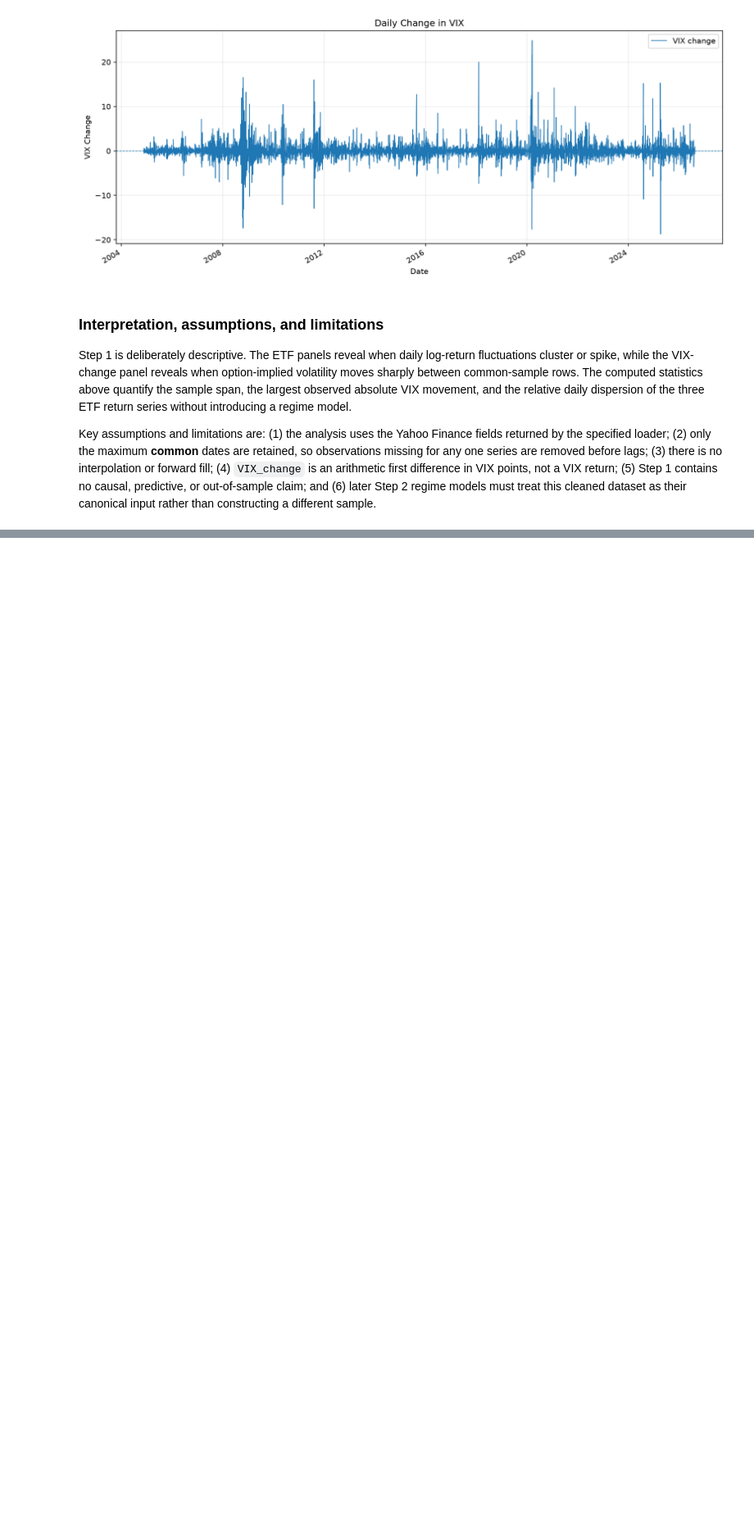
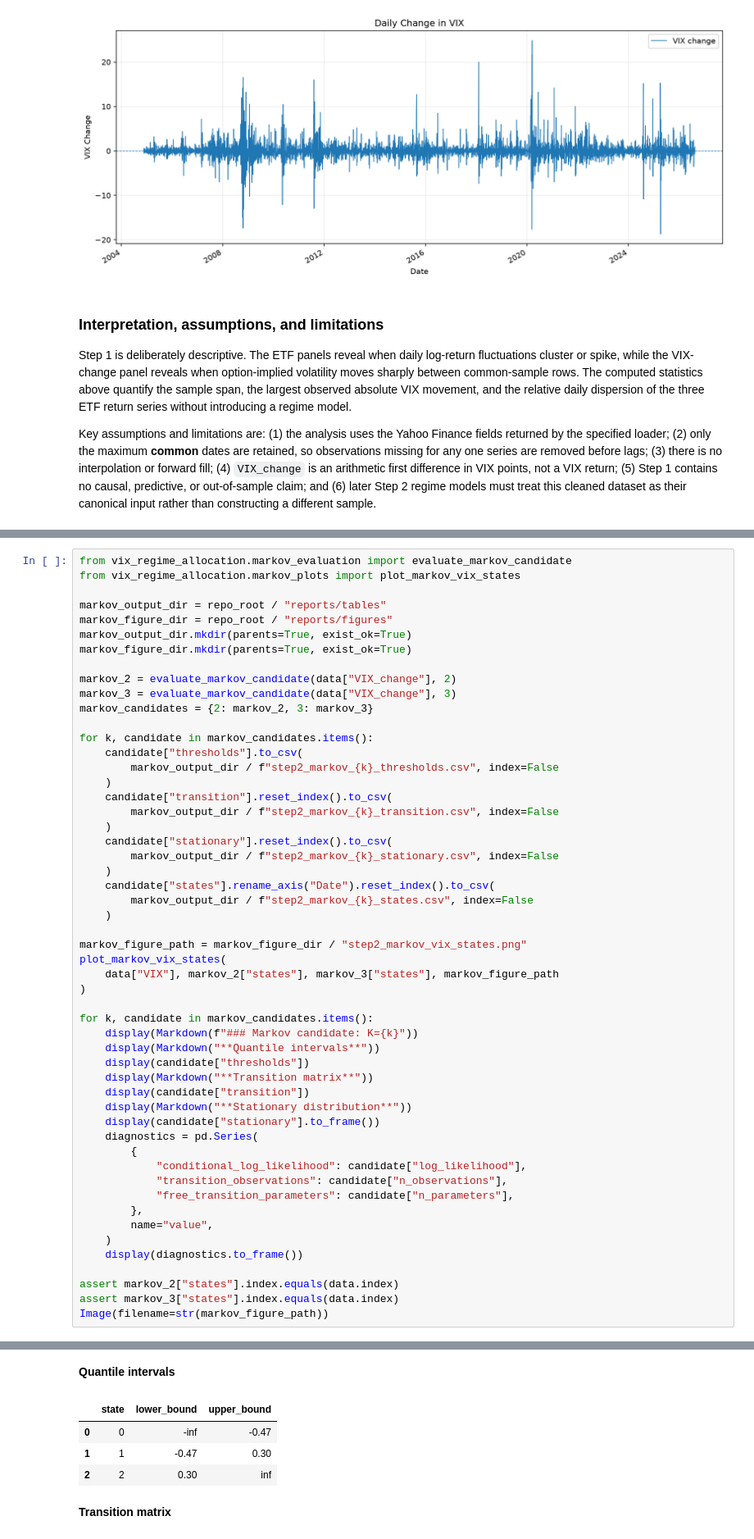
Before and after one commit to SergejSchweizer/vix-regime-allocation, a Jupyter notebook: notebooks/gwp2_vix_regime_allocation.ipynb, the cells around one changed output, grey strips where cells are left out. Shown at 82% size. Cells and saved outputs as stored; diff of their text form; blank space fills up the shorter version.

Commit message:
PR-21 — Notebook Step 2 Markov + canonical states [generated]

```diff
--- a/notebooks/gwp2_vix_regime_allocation.ipynb
+++ b/notebooks/gwp2_vix_regime_allocation.ipynb
@@ -203,0 +188,54 @@ display(Markdown(f"- {whaley_mla}\n- {cboe_mla}"))
+# %%
+from vix_regime_allocation.markov_evaluation import evaluate_markov_candidate
+from vix_regime_allocation.markov_plots import plot_markov_vix_states
+
+markov_output_dir = repo_root / "reports/tables"
+markov_figure_dir = repo_root / "reports/figures"
+markov_output_dir.mkdir(parents=True, exist_ok=True)
+markov_figure_dir.mkdir(parents=True, exist_ok=True)
+
+markov_2 = evaluate_markov_candidate(data["VIX_change"], 2)
+markov_3 = evaluate_markov_candidate(data["VIX_change"], 3)
+markov_candidates = {2: markov_2, 3: markov_3}
+
+for k, candidate in markov_candidates.items():
+    candidate["thresholds"].to_csv(
+        markov_output_dir / f"step2_markov_{k}_thresholds.csv", index=False
+    )
+    candidate["transition"].reset_index().to_csv(
+        markov_output_dir / f"step2_markov_{k}_transition.csv", index=False
+    )
+    candidate["stationary"].reset_index().to_csv(
+        markov_output_dir / f"step2_markov_{k}_stationary.csv", index=False
+    )
+    candidate["states"].rename_axis("Date").reset_index().to_csv(
+        markov_output_dir / f"step2_markov_{k}_states.csv", index=False
+    )
+
+markov_figure_path = markov_figure_dir / "step2_markov_vix_states.png"
+plot_markov_vix_states(
+    data["VIX"], markov_2["states"], markov_3["states"], markov_figure_path
+)
+
+for k, candidate in markov_candidates.items():
+    display(Markdown(f"### Markov candidate: K={k}"))
+    display(Markdown("**Quantile intervals**"))
+    display(candidate["thresholds"])
+    display(Markdown("**Transition matrix**"))
+    display(candidate["transition"])
+    display(Markdown("**Stationary distribution**"))
+    display(candidate["stationary"].to_frame())
+    diagnostics = pd.Series(
+        {
+            "conditional_log_likelihood": candidate["log_likelihood"],
+            "transition_observations": candidate["n_observations"],
+            "free_transition_parameters": candidate["n_parameters"],
+        },
+        name="value",
+    )
+    display(diagnostics.to_frame())
+
+assert markov_2["states"].index.equals(data.index)
+assert markov_3["states"].index.equals(data.index)
+Image(filename=str(markov_figure_path))
+# %% [output]
@@ -203,0 +262,6 @@ display(Markdown(f"- {whaley_mla}\n- {cboe_mla}"))
+**Quantile intervals**
+|  | state | lower_bound | upper_bound |
+| 0 | 0 | -inf | -0.47 |
+| 1 | 1 | -0.47 | 0.30 |
+| 2 | 2 | 0.30 | inf |
+**Transition matrix**
```
Also changed, not shown: parts of 7 cells of this notebook, 12 other files.
